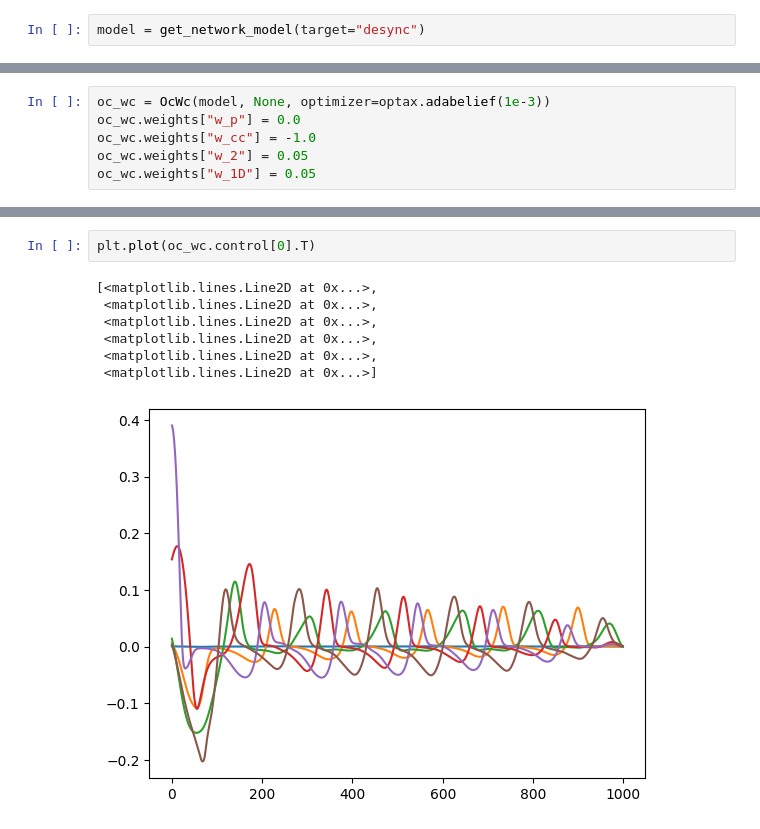
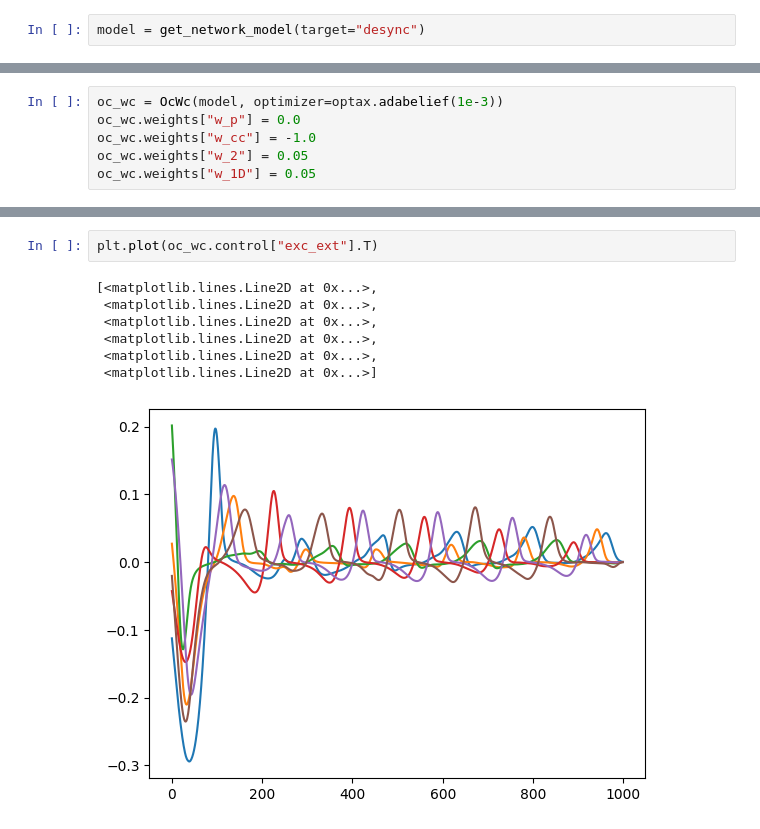
Before and after one commit to kaanka5312/neurolib, a Jupyter notebook: examples/example-5.5-oc-jax.ipynb, the cells around one changed output, grey strips where cells are left out. Cells and saved outputs as stored; diff of their text form.

Commit message:
abstracted parameter optimization, special case optimal control

```diff
--- a/examples/example-5.5-oc-jax.ipynb
+++ b/examples/example-5.5-oc-jax.ipynb
@@ -386,5 +385,5 @@ plt.plot(model.exc.T)
 # %%
-oc_wc = OcWc(model, None, optimizer=optax.adabelief(1e-3))
+oc_wc = OcWc(model, optimizer=optax.adabelief(1e-3))
 oc_wc.weights["w_p"] = 0.0
 oc_wc.weights["w_cc"] = -1.0
 oc_wc.weights["w_2"] = 0.05
@@ -428,10 +427,10 @@ plt.plot(output[0].T)
 # %%
-plt.plot(oc_wc.control[0].T)
+plt.plot(oc_wc.control["exc_ext"].T)
 # %% [output]
 [<matplotlib.lines.Line2D at 0x...>,
  <matplotlib.lines.Line2D at 0x...>,
  <matplotlib.lines.Line2D at 0x...>,
  <matplotlib.lines.Line2D at 0x...>,
  <matplotlib.lines.Line2D at 0x...>,
  <matplotlib.lines.Line2D at 0x...>]
-[figure, old version]
+[figure, new version]
```
Also changed, not shown: parts of 11 cells of this notebook, 4 other files.
